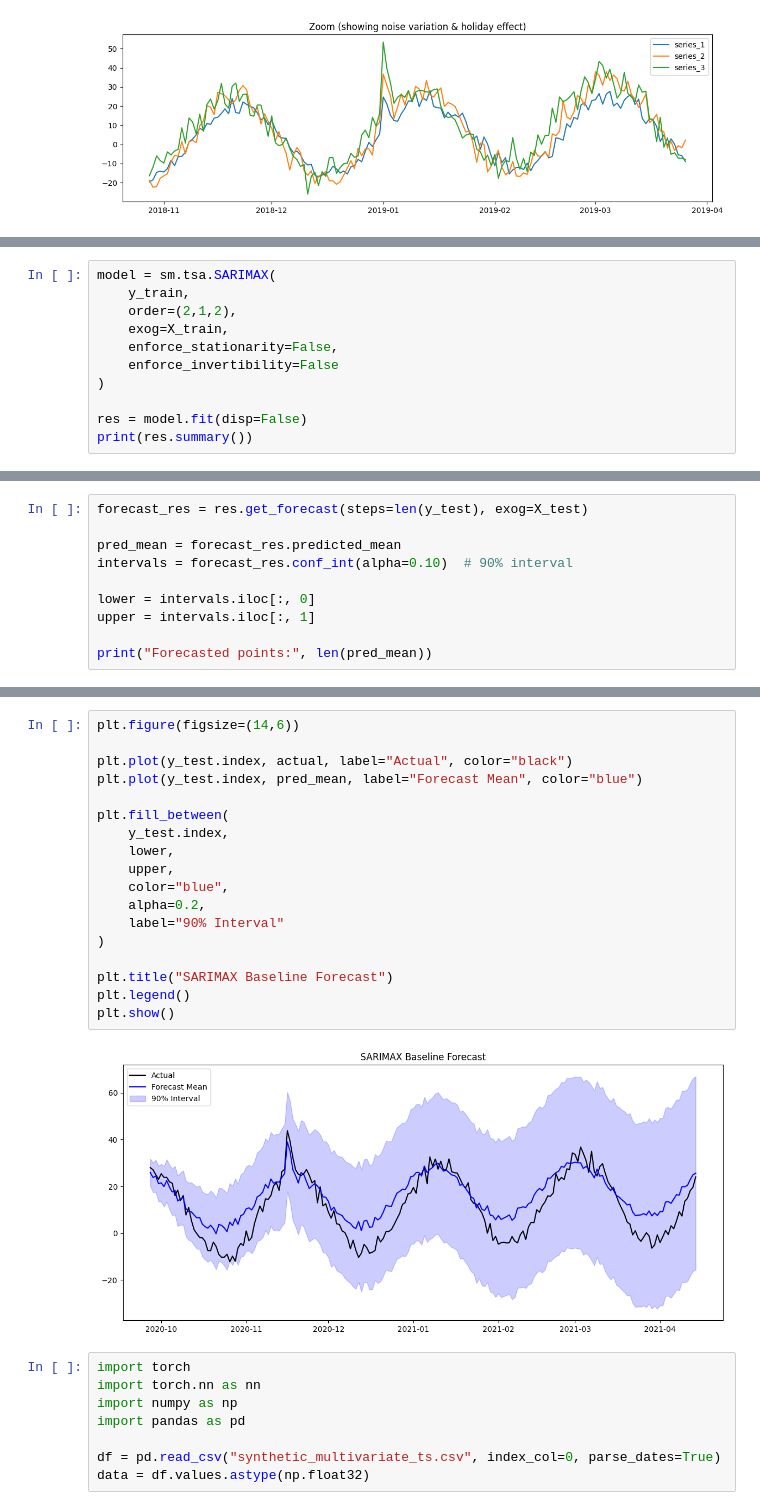
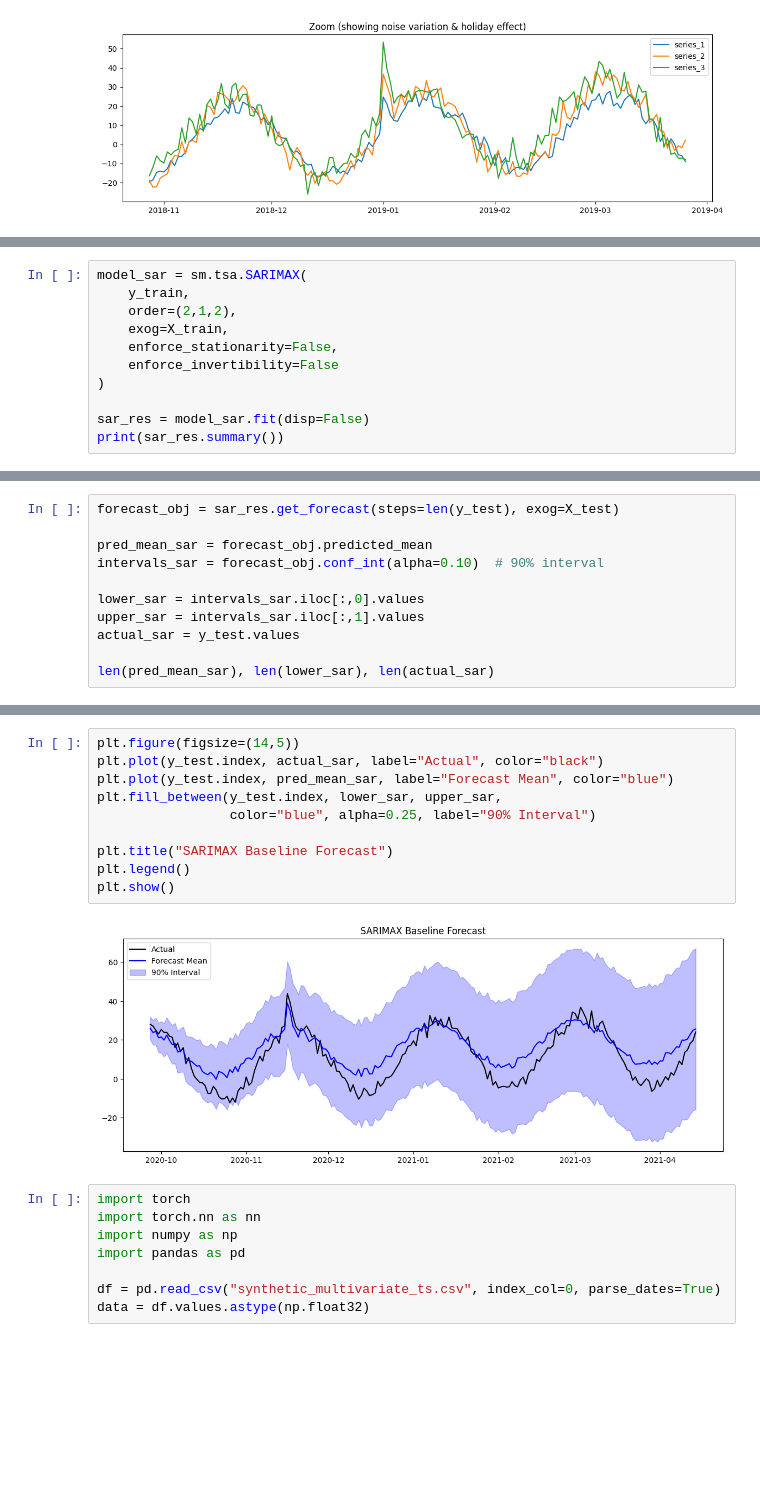
Before and after one commit to Lonewolf080910/Time-Series-Forecasting, a Jupyter notebook: Neural Probabilistic Models.ipynb, the cells around one changed output, grey strips where cells are left out. Saved outputs shown, nothing was run; the diff lists cells and outputs as text; blank space fills up the shorter version.

```diff
--- a/Neural Probabilistic Models.ipynb
+++ b/Neural Probabilistic Models.ipynb
@@ -125,5 +126,5 @@ Test size: (200,)
 # %%
-model = sm.tsa.SARIMAX(
+model_sar = sm.tsa.SARIMAX(
     y_train,
     order=(2,1,2),
     exog=X_train,
@@ -131,8 +132,8 @@ model = sm.tsa.SARIMAX(
     enforce_invertibility=False
 )
 
-res = model.fit(disp=False)
-print(res.summary())
+sar_res = model_sar.fit(disp=False)
+print(sar_res.summary())
 # %% [output]
                                SARIMAX Results
 ==============================================================================
@@ -152,13 +153,14 @@ Covariance Type:                  opg
 Warnings:
 [1] Covariance matrix calculated using the outer product of gradients (complex-step).
 # %%
-forecast_res = res.get_forecast(steps=len(y_test), exog=X_test)
+forecast_obj = sar_res.get_forecast(steps=len(y_test), exog=X_test)
 
-pred_mean = forecast_res.predicted_mean
-intervals = forecast_res.conf_int(alpha=0.10)  # 90% interval
+pred_mean_sar = forecast_obj.predicted_mean
+intervals_sar = forecast_obj.conf_int(alpha=0.10)  # 90% interval
 
-lower = intervals.iloc[:, 0]
-upper = intervals.iloc[:, 1]
+lower_sar = intervals_sar.iloc[:,0].values
+upper_sar = intervals_sar.iloc[:,1].values
+actual_sar = y_test.values
 
-print("Forecasted points:", len(pred_mean))
+len(pred_mean_sar), len(lower_sar), len(actual_sar)
 # %% [output]
@@ -183,23 +183,15 @@ Approx CRPS (SARIMAX): -21.599
 # %%
-plt.figure(figsize=(14,6))
-
-plt.plot(y_test.index, actual, label="Actual", color="black")
-plt.plot(y_test.index, pred_mean, label="Forecast Mean", color="blue")
-
-plt.fill_between(
-    y_test.index,
-    lower,
-    upper,
-    color="blue",
-    alpha=0.2,
-    label="90% Interval"
-)
+plt.figure(figsize=(14,5))
+plt.plot(y_test.index, actual_sar, label="Actual", color="black")
+plt.plot(y_test.index, pred_mean_sar, label="Forecast Mean", color="blue")
+plt.fill_between(y_test.index, lower_sar, upper_sar,
+                 color="blue", alpha=0.25, label="90% Interval")
 
 plt.title("SARIMAX Baseline Forecast")
 plt.legend()
 plt.show()
 # %% [output]
-[figure, old version]
+[figure, new version]
 # %%
 import torch
 import torch.nn as nn
```
Also changed, not shown: parts of 17 cells of this notebook, 1 other file.
